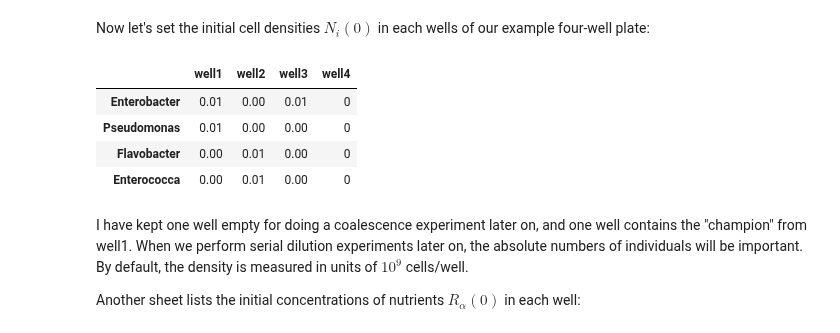
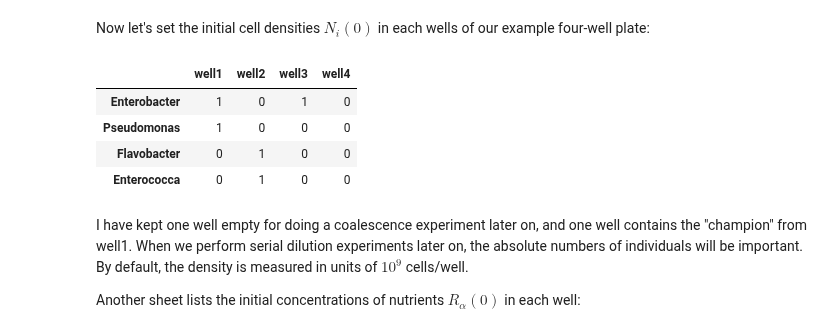
Before and after one commit to Emergent-Behaviors-in-Biology/community-simulator, a Jupyter notebook: Community Simulator Tutorial.ipynb, the cells around one changed output. Saved outputs shown, nothing was run; the diff lists cells and outputs as text; code cells hidden in the pictures.

```diff
--- a/Community Simulator Tutorial.ipynb
+++ b/Community Simulator Tutorial.ipynb
@@ -60,14 +60,14 @@ m
 # %% [markdown]
 Now let's set the initial cell densities $N_i(0)$ in each wells of our example four-well plate:
 # %%
-N0 = pd.read_excel('data/test_data.xlsx',sheetname='Populations')
+N0 = pd.read_excel('data/test_data.xlsx',sheet_name='Populations')
 N0
 # %% [output]
 |  | well1 | well2 | well3 | well4 |
-| Enterobacter | 0.01 | 0.00 | 0.01 | 0 |
-| Pseudomonas | 0.01 | 0.00 | 0.00 | 0 |
-| Flavobacter | 0.00 | 0.01 | 0.00 | 0 |
-| Enterococca | 0.00 | 0.01 | 0.00 | 0 |
+| Enterobacter | 1 | 0 | 1 | 0 |
+| Pseudomonas | 1 | 0 | 0 | 0 |
+| Flavobacter | 0 | 1 | 0 | 0 |
+| Enterococca | 0 | 1 | 0 | 0 |
 # %% [markdown]
 I have kept one well empty for doing a coalescence experiment later on, and one well contains the "champion" from well1. When we perform serial dilution experiments later on, the absolute numbers of individuals will be important. By default, the density is measured in units of $10^9$ cells/well.
 
```
Also changed, not shown: parts of 22 cells of this notebook.
